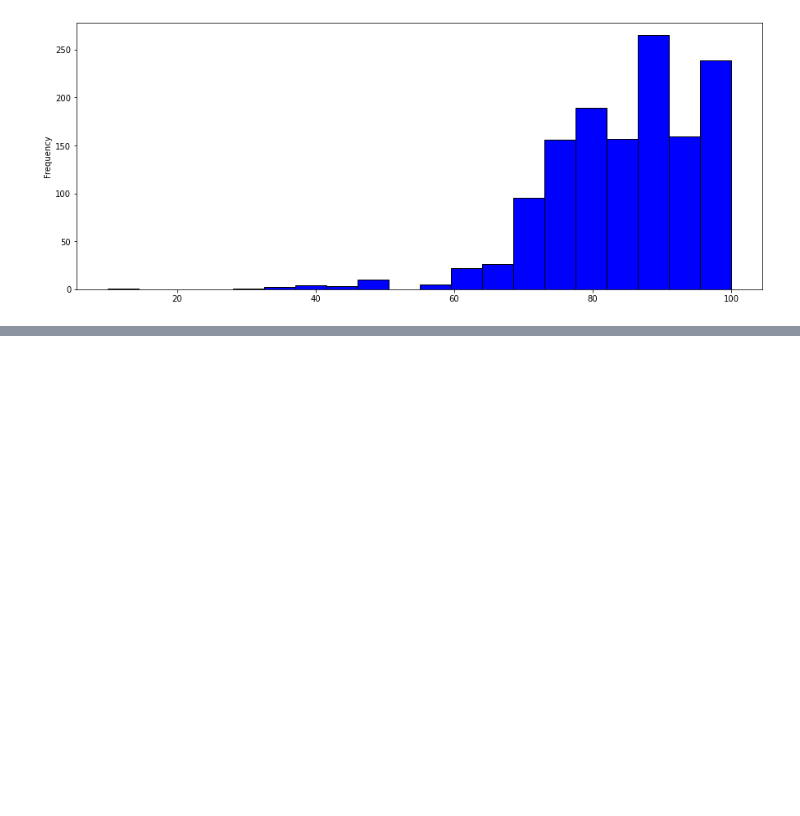
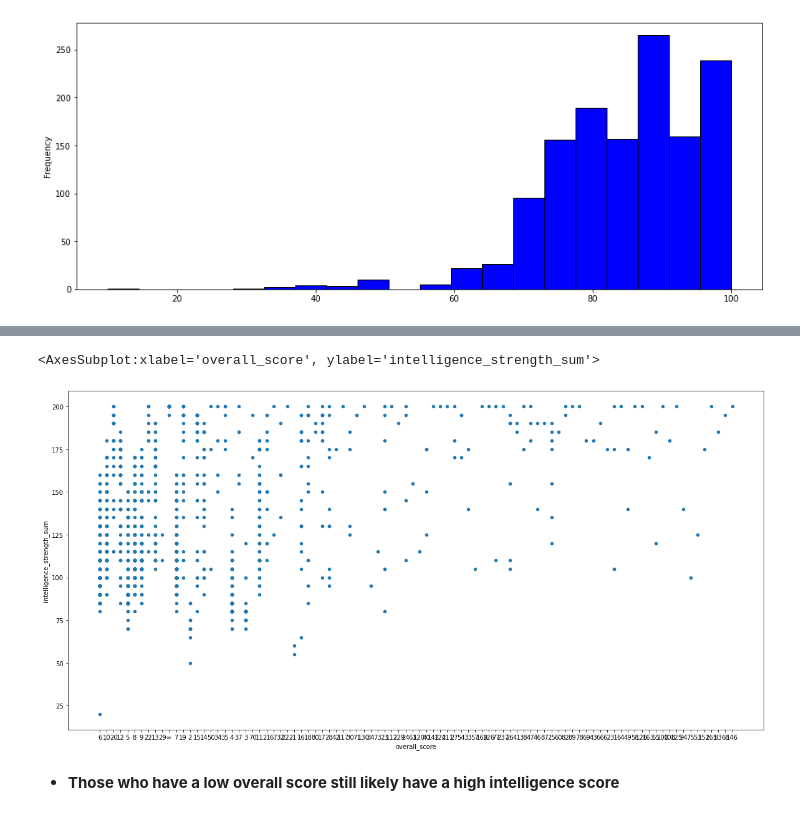
Before and after one commit to data301-2021-winter1/project-group04-project, a Jupyter notebook: notebooks/analysis1.ipynb, the cells around one changed output, grey strips where cells are left out. Drawn from its saved outputs; the diff is of its cells as text; code cells hidden in the pictures; blank space fills up the shorter version.

```diff
--- a/notebooks/analysis1.ipynb
+++ b/notebooks/analysis1.ipynb
@@ -321,0 +327,7 @@ mcu1.plot(kind='scatter', x="overall_score", y="intelligence_score")
+# %%
+mcu1.plot(kind='scatter', x="overall_score", y="intelligence_strength_sum", figsize=(20,10))
+# %% [output]
+<AxesSubplot:xlabel='overall_score', ylabel='intelligence_strength_sum'>
+[figure, added]
+# %% [markdown]
+- **Those who have a low overall score still likely have a high intelligence score**
```
Also changed, not shown: parts of 14 cells of this notebook.
